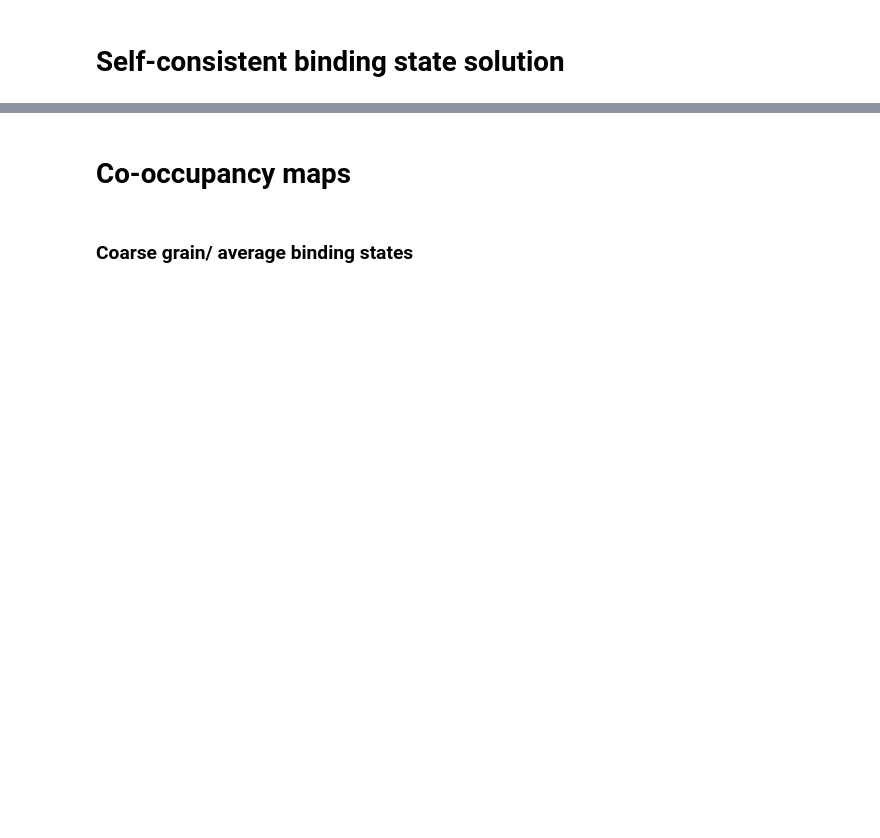
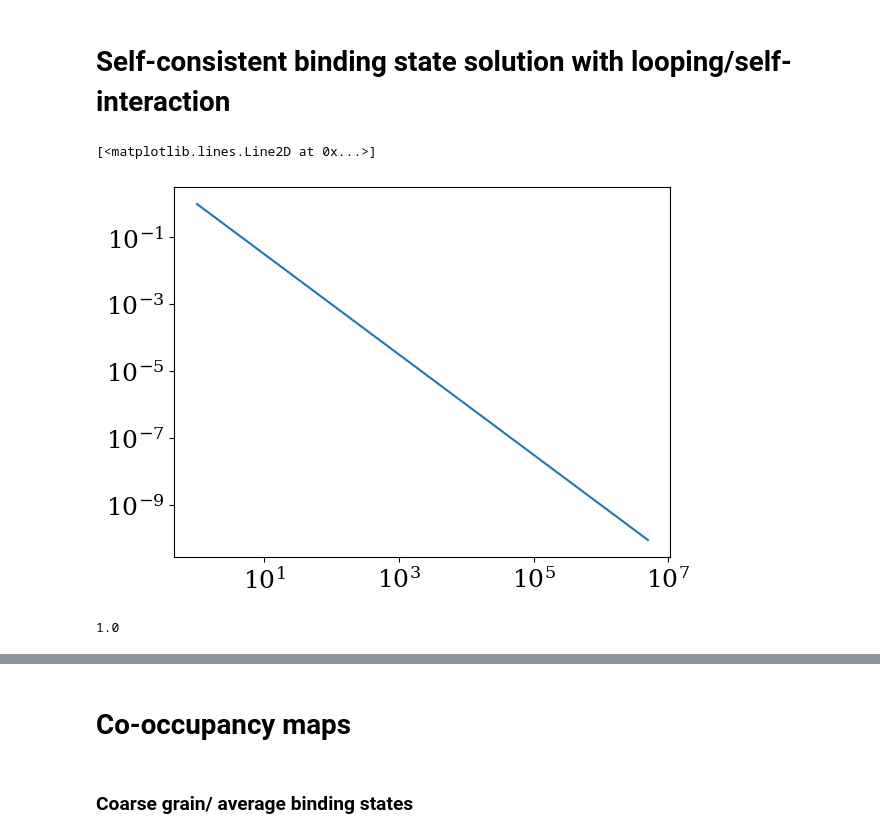
Before and after one commit to tmhabte/wlcsim_membrane, a Jupyter notebook: config_binding/comp_2mark_epibind.ipynb, the cells around one changed output, grey strips where cells are left out. Saved outputs shown, nothing was run; the diff lists cells and outputs as text; code cells hidden in the pictures; blank space fills up the shorter version.

Commit message:
sbind plot

```diff
--- a/config_binding/comp_2mark_epibind.ipynb
+++ b/config_binding/comp_2mark_epibind.ipynb
@@ -17,3 +81,5 @@ implementing a binding model that considers looping behavior of chromosome, as o
+# %% [markdown]
+# Self-consistent binding state solution with looping/self-interaction
 # %%
 def calc_s_bind_comp(ws, mus, f_binds):
     f_bind_10, f_bind_01, f_bind_20, f_bind_02, f_bind_11 = f_binds
@@ -39,10 +105,19 @@ def calc_s_bind_comp(ws, mus, f_binds):
 # x: genomic distance
 # a = 2.6065
 # a = 2.6075, mu = -4.8, v_int = -2 : get bridging
-def calc_p_loop(x, a=1):
+
+# TODO: add -3/4 regime? dependen on magnitude of x
+def calc_p_loop(x, a=0.01):
 
     p_loop = a / np.abs(x) ** (1.5)
 
     return p_loop
-# %% [markdown]
-# Self-consistent binding state solution
+# %%
+plt.loglog(np.arange(0, 5e6), calc_p_loop(np.arange(0, 5e6), a=1))
+# %% [output]
+[<matplotlib.lines.Line2D at 0x...>]
+[figure, added]
+# %%
+1/(1)**1.5
+# %% [output]
+1.0
```
Also changed, not shown: parts of 24 cells of this notebook.
